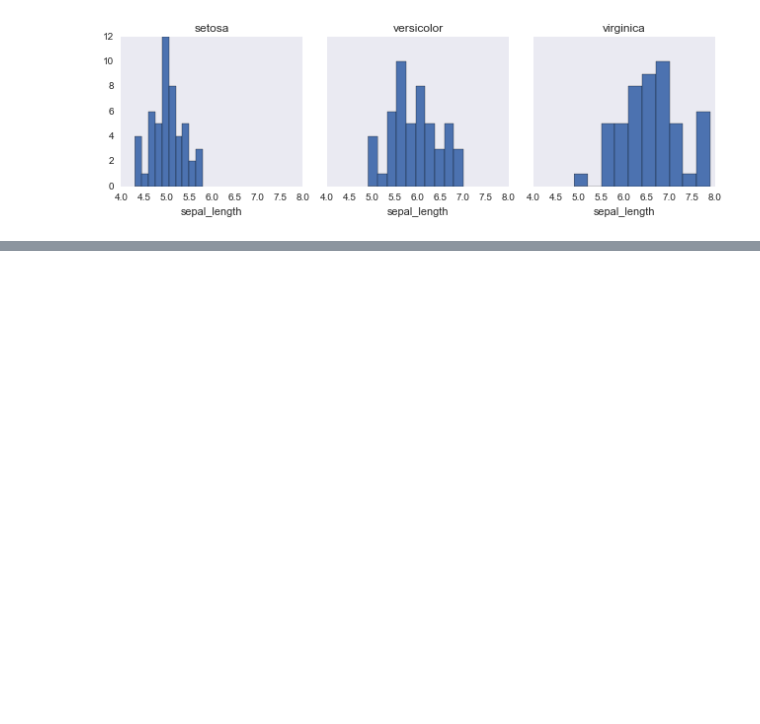
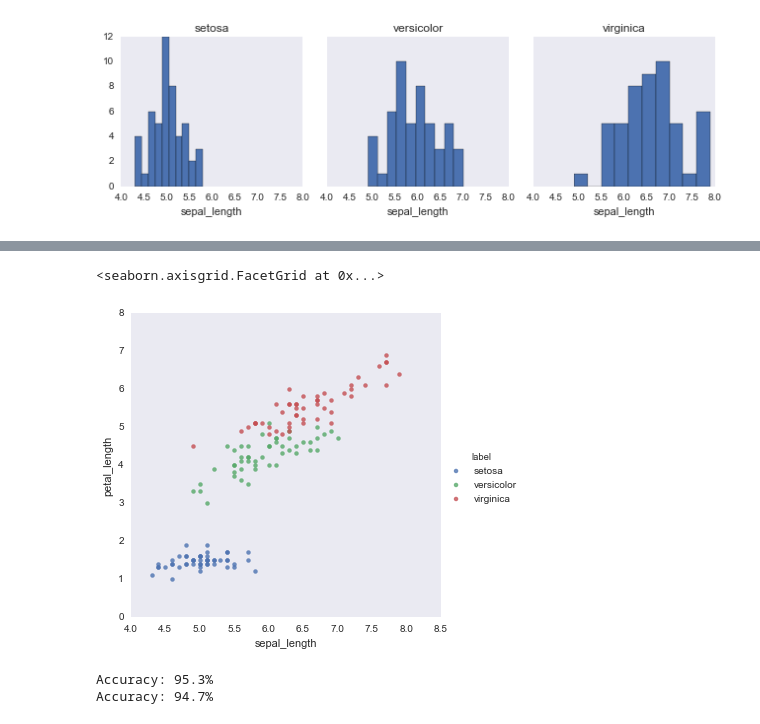
Before and after one commit to chaseWilliams/iris, a Jupyter notebook: EDA.ipynb, the cells around one changed output, grey strips where cells are left out. Drawn from its saved outputs; the diff is of its cells as text; code cells hidden in the pictures; blank space fills up the shorter version.

```diff
--- a/EDA.ipynb
+++ b/EDA.ipynb
@@ -71,0 +57,5 @@ for ax, title in zip(g.axes.flat, iris.target_names):
+# %%
+sns.lmplot('sepal_length', 'petal_length', data=df, fit_reg=False, hue='label')
+# %% [output]
+<seaborn.axisgrid.FacetGrid at 0x...>
+[figure, added]
@@ -71,0 +75,11 @@ for ax, title in zip(g.axes.flat, iris.target_names):
+# %%
+log = LogisticRegression()
+test_model(log)
+
+dtc = DecisionTreeClassifier()
+test_model(dtc)
+
+# linear discrimant analysis
+# %% [output]
+Accuracy: 95.3%
+Accuracy: 94.7%
```
Also changed, not shown: parts of 8 cells of this notebook.
